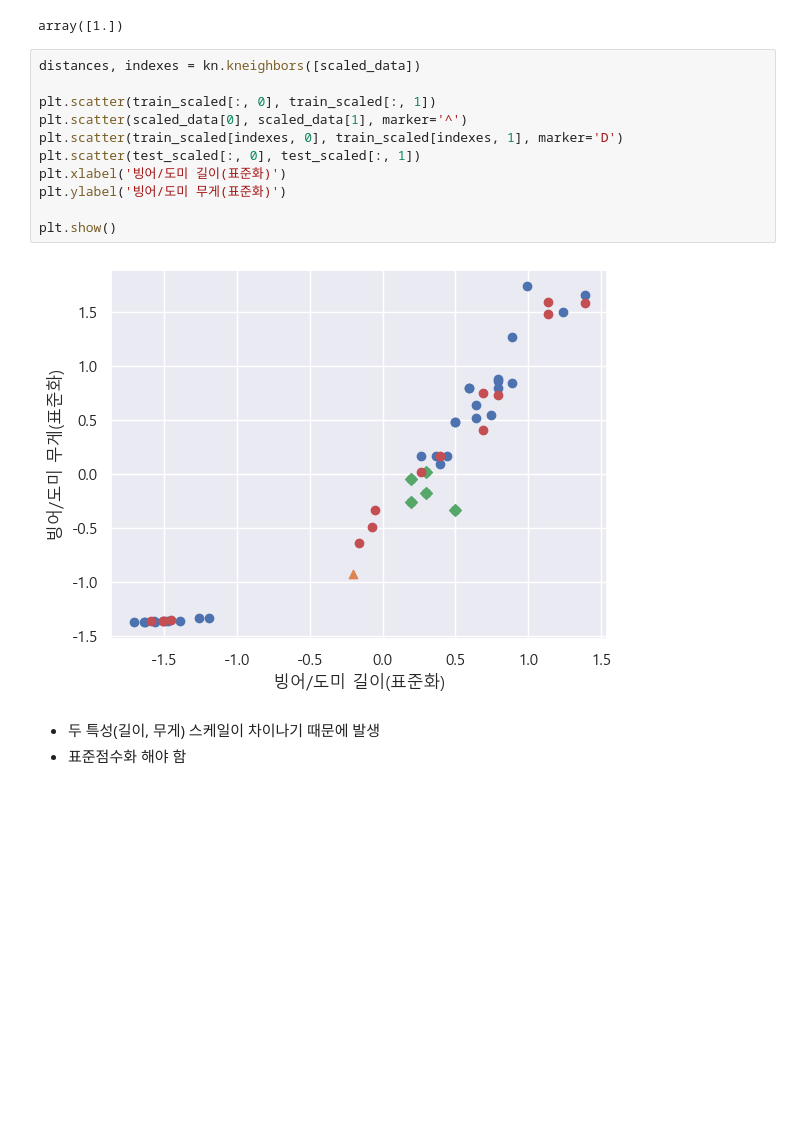
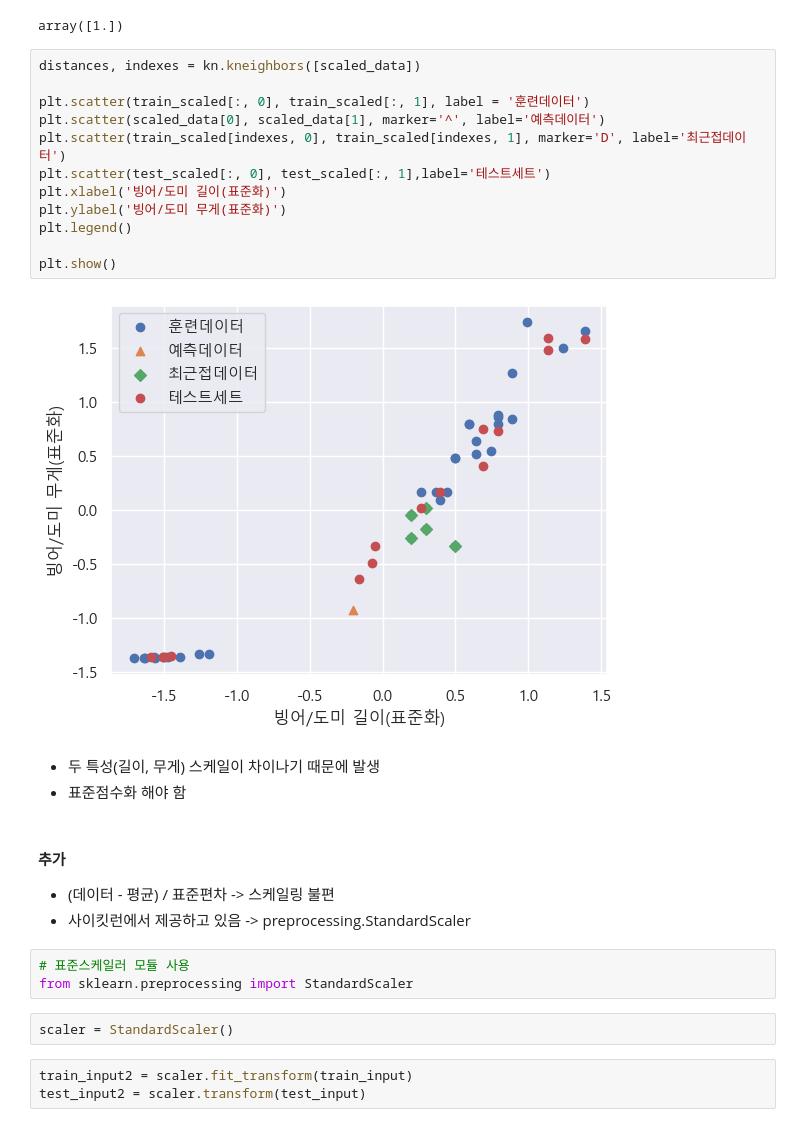
Before and after one commit to Owl-jun/iot-dataanalysis-2025, a Jupyter notebook: DAY02/mldl02_데이터전처리.ipynb, the cells around one changed output. Saved outputs shown, nothing was run; the diff lists cells and outputs as text; blank space fills up the shorter version.

```diff
--- a/DAY02/mldl02_데이터전처리.ipynb
+++ b/DAY02/mldl02_데이터전처리.ipynb
@@ -242,16 +242,30 @@ array([1.])
 # %%
 distances, indexes = kn.kneighbors([scaled_data])
 
-plt.scatter(train_scaled[:, 0], train_scaled[:, 1])
-plt.scatter(scaled_data[0], scaled_data[1], marker='^')
-plt.scatter(train_scaled[indexes, 0], train_scaled[indexes, 1], marker='D')
-plt.scatter(test_scaled[:, 0], test_scaled[:, 1])
+plt.scatter(train_scaled[:, 0], train_scaled[:, 1], label = '훈련데이터')
+plt.scatter(scaled_data[0], scaled_data[1], marker='^', label='예측데이터')
+plt.scatter(train_scaled[indexes, 0], train_scaled[indexes, 1], marker='D', label='최근접데이터')
+plt.scatter(test_scaled[:, 0], test_scaled[:, 1],label='테스트세트')
 plt.xlabel('빙어/도미 길이(표준화)')
 plt.ylabel('빙어/도미 무게(표준화)')
+plt.legend()
 
 plt.show()
 # %% [output]
-[figure, old version]
+[figure, new version]
 # %% [markdown]
 - 두 특성(길이, 무게) 스케일이 차이나기 때문에 발생
 - 표준점수화 해야 함
+# %% [markdown]
+#### 추가
+
+- (데이터 - 평균) / 표준편차 -> 스케일링 불편
+- 사이킷런에서 제공하고 있음 -> preprocessing.StandardScaler
+# %%
+# 표준스케일러 모듈 사용
+from sklearn.preprocessing import StandardScaler
+# %%
+scaler = StandardScaler()
+# %%
+train_input2 = scaler.fit_transform(train_input)
+test_input2 = scaler.transform(test_input)
```
Also changed, not shown: parts of 4 cells of this notebook, 3 other files.
